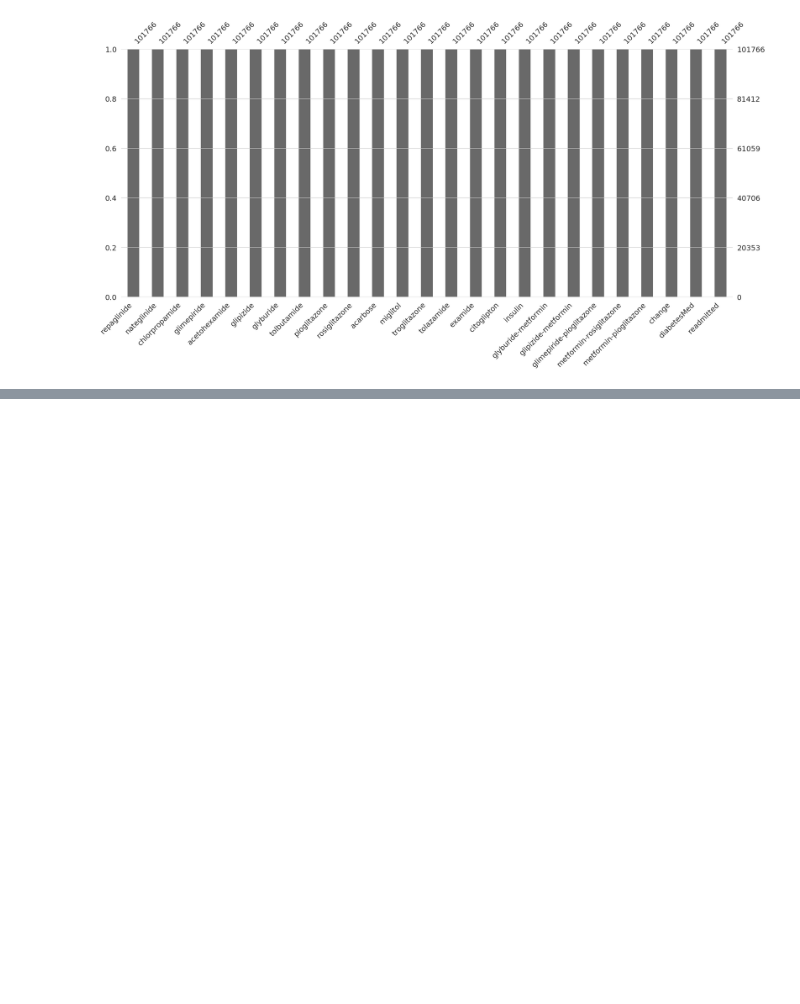
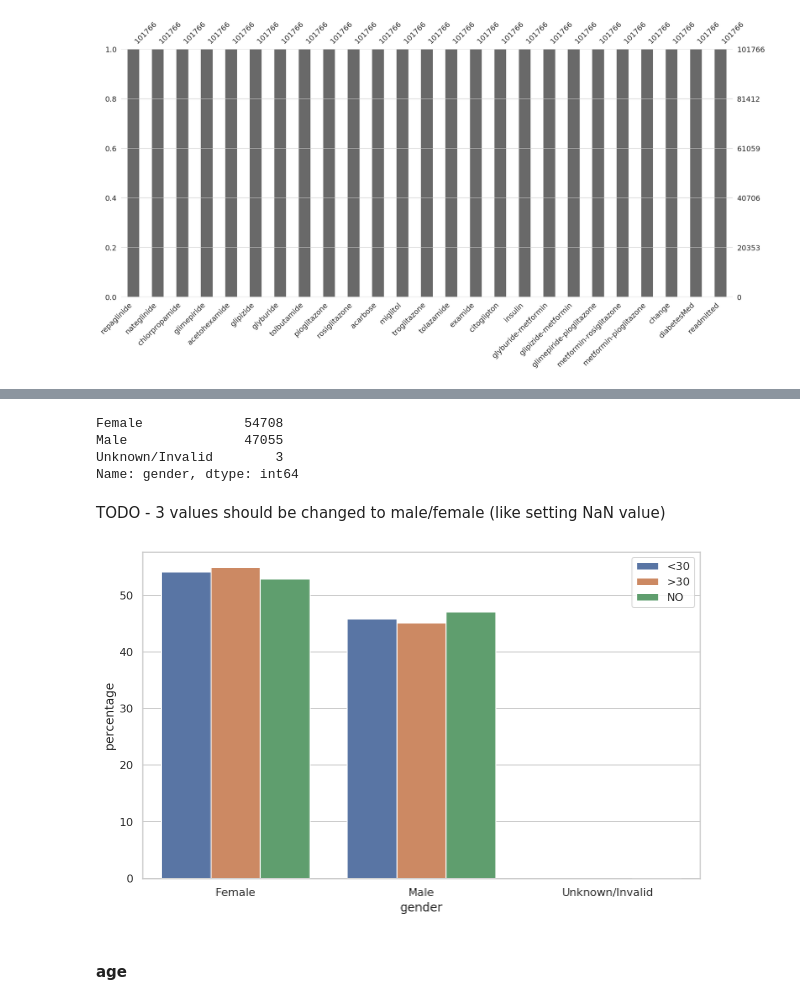
Before and after one commit to pmacinec/diabetes-patients-readmissions-prediction, a Jupyter notebook: notebooks/0_data_analysis.ipynb, the cells around one changed output, grey strips where cells are left out. Saved outputs shown, nothing was run; the diff lists cells and outputs as text; code cells hidden in the pictures; blank space fills up the shorter version.

```diff
--- a/notebooks/0_data_analysis.ipynb
+++ b/notebooks/0_data_analysis.ipynb
@@ -130,0 +240,15 @@ for columns in column_groups:
+# %%
+df.gender.value_counts()
+# %% [output]
+Female             54708
+Male               47055
+Unknown/Invalid        3
+Name: gender, dtype: int64
+# %% [markdown]
+TODO - 3 values should be changed to male/female (like setting NaN value)
+# %%
+barplot_per_classes(df, 'gender', 'readmitted')
+# %% [output]
+[figure, added]
+# %% [markdown]
+#### age
```
Also changed, not shown: parts of 39 cells of this notebook.
